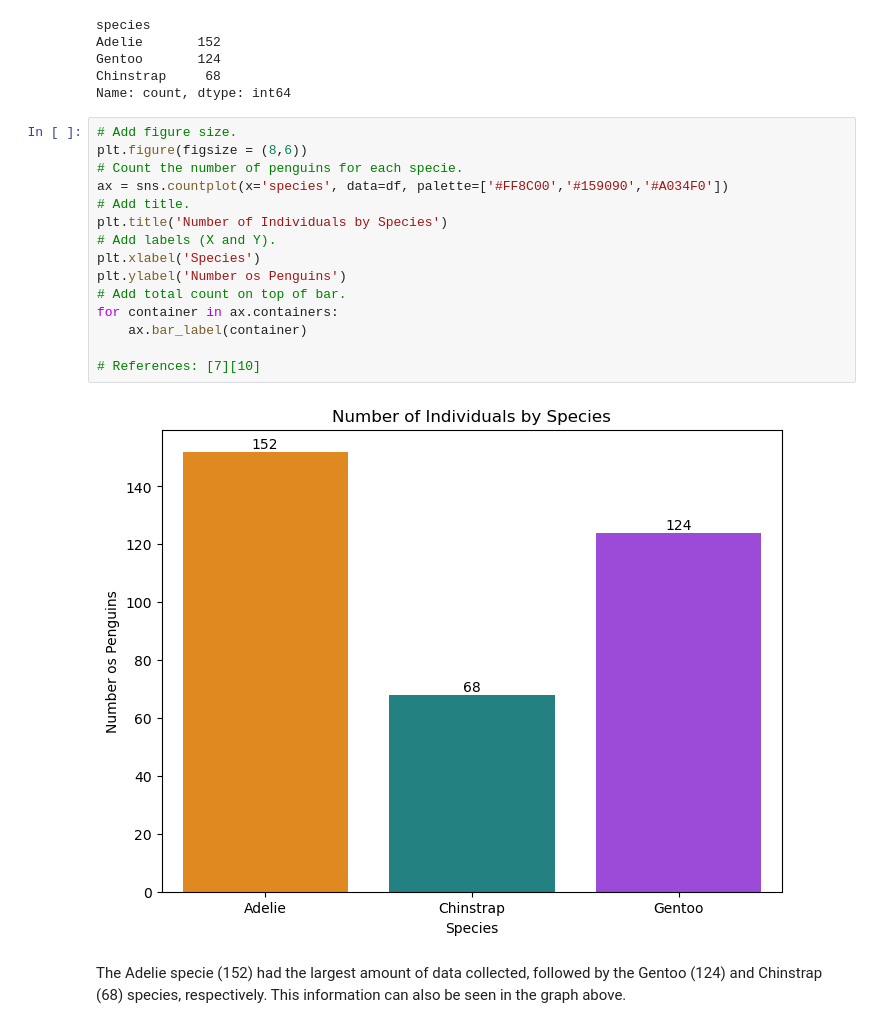
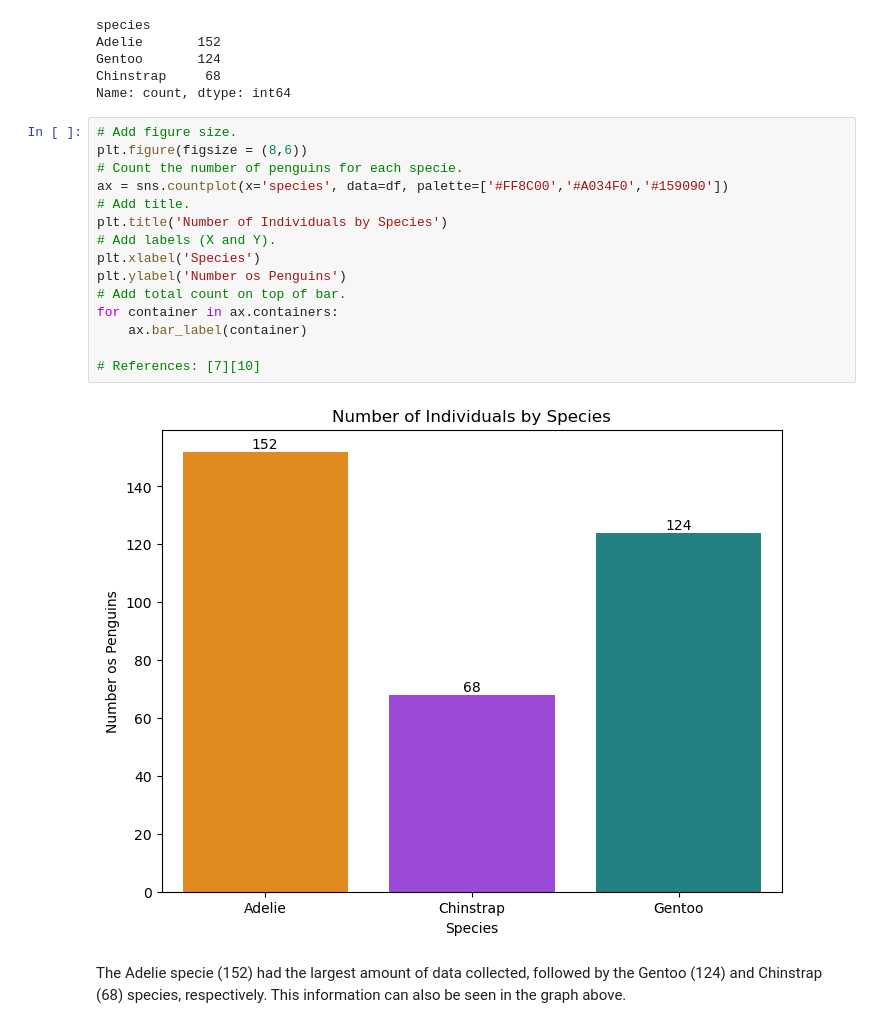
Before and after one commit to RodrigoDMU/MyWorkPDA-Project, a Jupyter notebook: penguins.ipynb, the cells around one changed output. Drawn from its saved outputs; the diff is of its cells as text.

```diff
--- a/penguins.ipynb
+++ b/penguins.ipynb
@@ -186,20 +186,20 @@ Name: count, dtype: int64
 # %%
 # Add figure size.
 plt.figure(figsize = (8,6))
 # Count the number of penguins for each specie.
-ax = sns.countplot(x='species', data=df, palette=['#FF8C00','#159090','#A034F0'])
+ax = sns.countplot(x='species', data=df, palette=['#FF8C00','#A034F0','#159090'])
 # Add title.
 plt.title('Number of Individuals by Species')
 # Add labels (X and Y).
 plt.xlabel('Species')
 plt.ylabel('Number os Penguins')
 # Add total count on top of bar.
 for container in ax.containers:
     ax.bar_label(container)
 
 # References: [7][10]
 # %% [output]
-[figure, old version]
+[figure, new version]
 # %% [markdown]
 The Adelie specie (152) had the largest amount of data collected, followed by the Gentoo (124) and Chinstrap (68) species, respectively. This information can also be seen in the graph above.
 # %%
```
Also changed, not shown: parts of 4 cells of this notebook.
